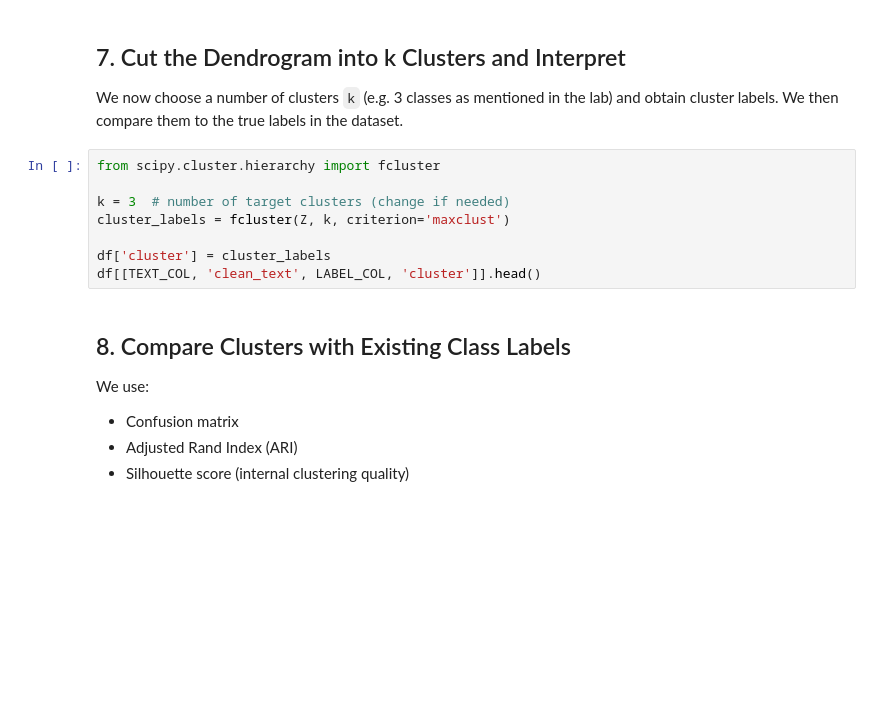
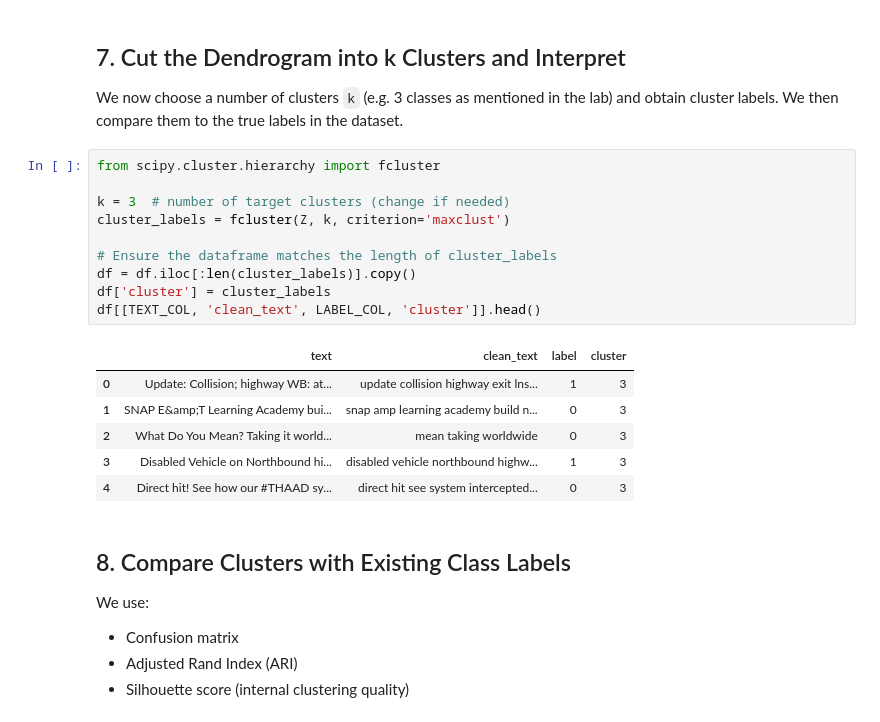
Before and after one commit to Akasho09/sem7, a Jupyter notebook: Data Mining/Lab/internal/lab7_hierarchical_text_clustering.ipynb, the cells around one changed output. Cells and saved outputs as stored; diff of their text form; blank space fills up the shorter version.

```diff
--- a/Data Mining/Lab/internal/lab7_hierarchical_text_clustering.ipynb
+++ b/Data Mining/Lab/internal/lab7_hierarchical_text_clustering.ipynb
@@ -129,11 +206,20 @@ obtain cluster labels.  We then compare them to the true labels in the dataset.
 # %%
 from scipy.cluster.hierarchy import fcluster
 
 k = 3  # number of target clusters (change if needed)
 cluster_labels = fcluster(Z, k, criterion='maxclust')
 
+# Ensure the dataframe matches the length of cluster_labels
+df = df.iloc[:len(cluster_labels)].copy()
 df['cluster'] = cluster_labels
 df[[TEXT_COL, 'clean_text', LABEL_COL, 'cluster']].head()
+# %% [output]
+|  | text | clean_text | label | cluster |
+| 0 | Update: Collision; highway WB: at... | update collision highway exit lns... | 1 | 3 |
+| 1 | SNAP E&amp;T Learning Academy bui... | snap amp learning academy build n... | 0 | 3 |
+| 2 | What Do You Mean? Taking it world... | mean taking worldwide | 0 | 3 |
+| 3 | Disabled Vehicle on Northbound hi... | disabled vehicle northbound highw... | 1 | 3 |
+| 4 | Direct hit! See how our #THAAD sy... | direct hit see system intercepted... | 0 | 3 |
 # %% [markdown]
 ## 8. Compare Clusters with Existing Class Labels
 
```
Also changed, not shown: parts of 10 cells of this notebook, 4 other files.
